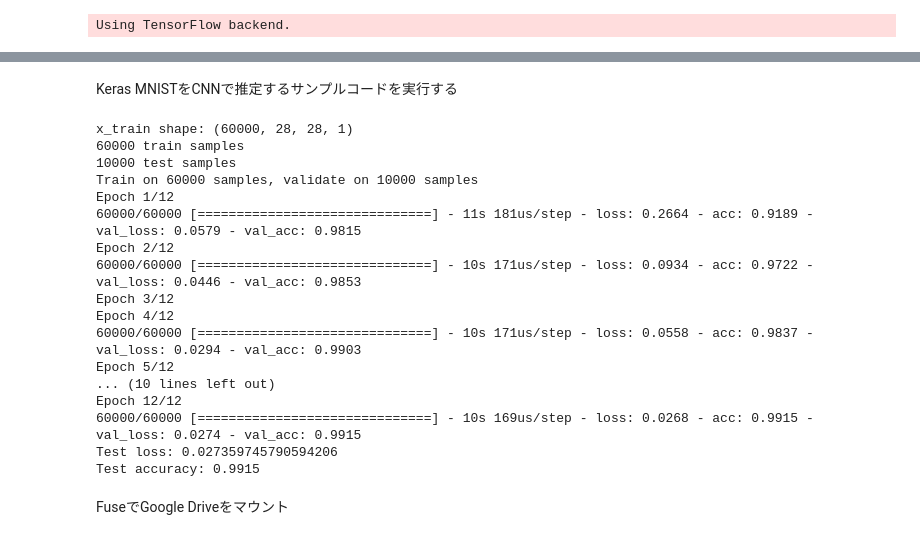
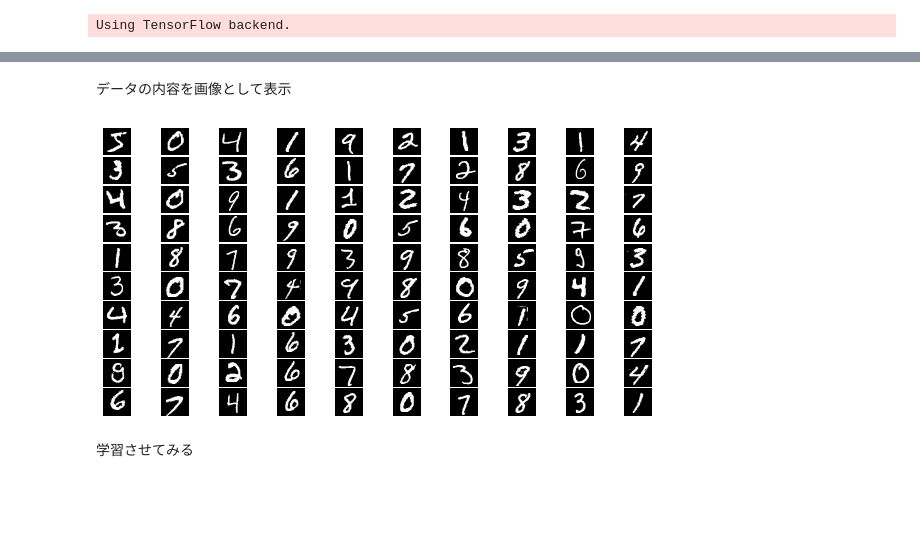
Before and after one commit to wheatandcat/machine-learning-examples, a Jupyter notebook: examaple.ipynb, the cells around one changed output, grey strips where cells are left out. Drawn from its saved outputs; the diff is of its cells as text; code cells hidden in the pictures; blank space fills up the shorter version.

```diff
--- a/examaple.ipynb
+++ b/examaple.ipynb
@@ -72,5 +12,5 @@ Using TensorFlow backend.
 # %%
 from keras.datasets import mnist
-mnist.load_data()
+(x_train, y_train), (x_test, y_test) = mnist.load_data()
 # %% [output]
 Downloading data from https://s3.amazonaws.com/img-datasets/mnist.npz
@@ -95,5 +18,17 @@ Downloading data from https://s3.amazonaws.com/img-datasets/mnist.npz
-# %% [markdown]
-Keras MNISTをCNNで推定するサンプルコードを実行する
+# %% [markdown]
+データの内容を画像として表示
+# %%
+import matplotlib.pyplot as plt
+
+fig = plt.figure(figsize=(8, 8))
+fig.subplots_adjust(left=0, right=1, bottom=0, top=0.5, hspace=0.05, wspace=0.05)
+for i in range(100):
+    image = fig.add_subplot(10, 10, i + 1, xticks=[], yticks=[])
+    image.imshow(x_train[i].reshape((28, 28)), cmap='gray')
+# %% [output]
+[figure, added]
+# %% [markdown]
+学習させてみる
 # %%
 '''Trains a simple convnet on the MNIST dataset.
 
@@ -165,23 +100,3 @@ model.fit(x_train, y_train,
 score = model.evaluate(x_test, y_test, verbose=0)
 print('Test loss:', score[0])
 print('Test accuracy:', score[1])
-# %% [output]
-x_train shape: (60000, 28, 28, 1)
-60000 train samples
-10000 test samples
-Train on 60000 samples, validate on 10000 samples
-Epoch 1/12
-60000/60000 [==============================] - 11s 181us/step - loss: 0.2664 - acc: 0.9189 - val_loss: 0.0579 - val_acc: 0.9815
-Epoch 2/12
-60000/60000 [==============================] - 10s 171us/step - loss: 0.0934 - acc: 0.9722 - val_loss: 0.0446 - val_acc: 0.9853
-Epoch 3/12
-Epoch 4/12
-60000/60000 [==============================] - 10s 171us/step - loss: 0.0558 - acc: 0.9837 - val_loss: 0.0294 - val_acc: 0.9903
-Epoch 5/12
-... (10 lines left out)
-Epoch 12/12
-60000/60000 [==============================] - 10s 169us/step - loss: 0.0268 - acc: 0.9915 - val_loss: 0.0274 - val_acc: 0.9915
-Test loss: 0.027359745790594206
-Test accuracy: 0.9915
-# %% [markdown]
-FuseでGoogle Driveをマウント
```
Also changed, not shown: parts of 10 cells of this notebook.
